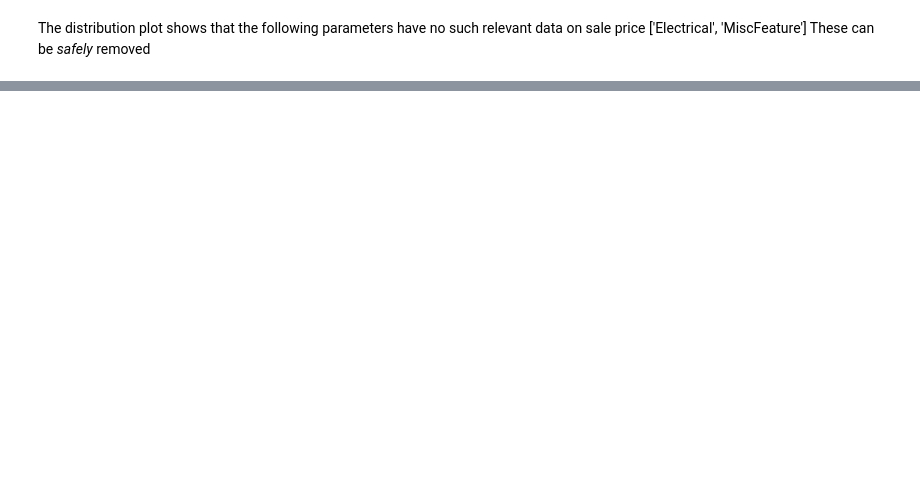
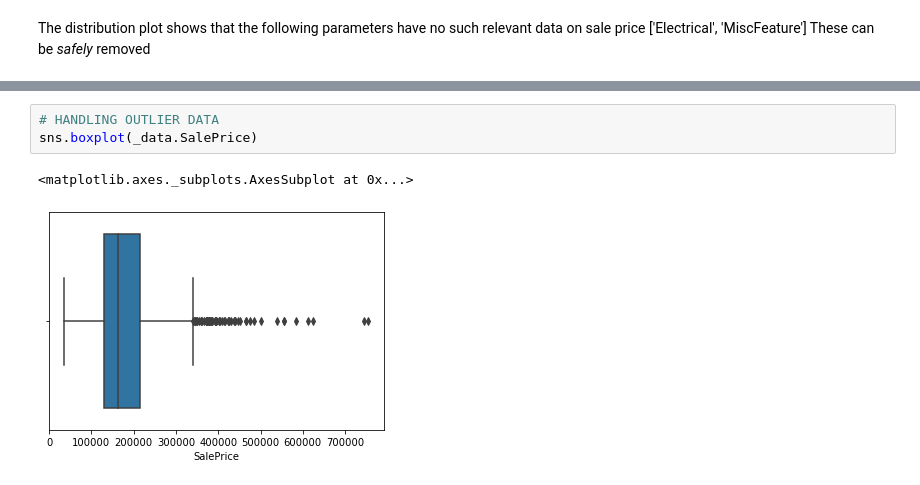
Before and after one commit to Shankhanil/CodePractice, a Jupyter notebook: Kaggle code/house-prices-advanced-regression-techniques/main.ipynb, the cells around one changed output, grey strips where cells are left out. Saved outputs shown, nothing was run; the diff lists cells and outputs as text; blank space fills up the shorter version.

Commit message:
handling outliers

```diff
--- a/Kaggle code/house-prices-advanced-regression-techniques/main.ipynb
+++ b/Kaggle code/house-prices-advanced-regression-techniques/main.ipynb
@@ -211,0 +212,6 @@ SaleCondition --> {'Partial', 'Abnorml', 'AdjLand', 'Family', 'Alloca', 'Normal'
+# %%
+# HANDLING OUTLIER DATA
+sns.boxplot(_data.SalePrice)
+# %% [output]
+<matplotlib.axes._subplots.AxesSubplot at 0x...>
+[figure, added]
```
Also changed, not shown: parts of 3 cells of this notebook, 1 other file.
